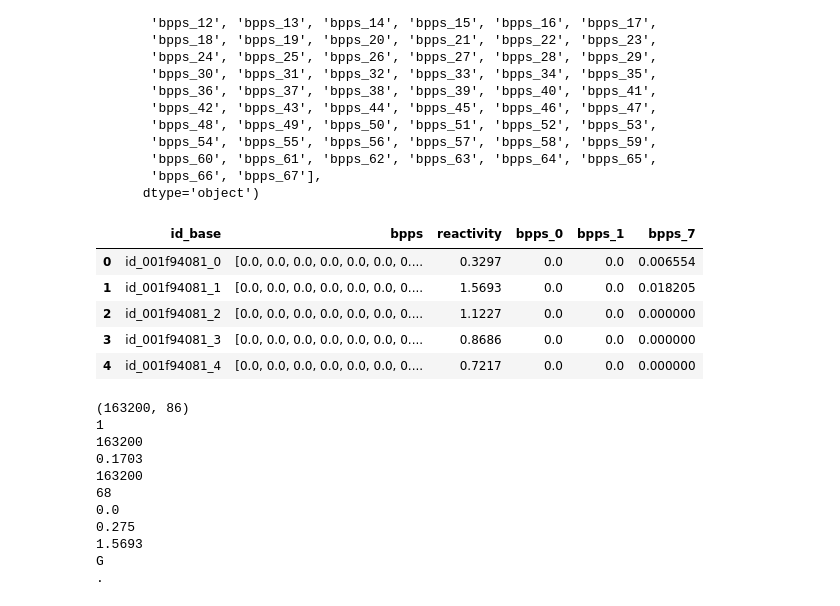
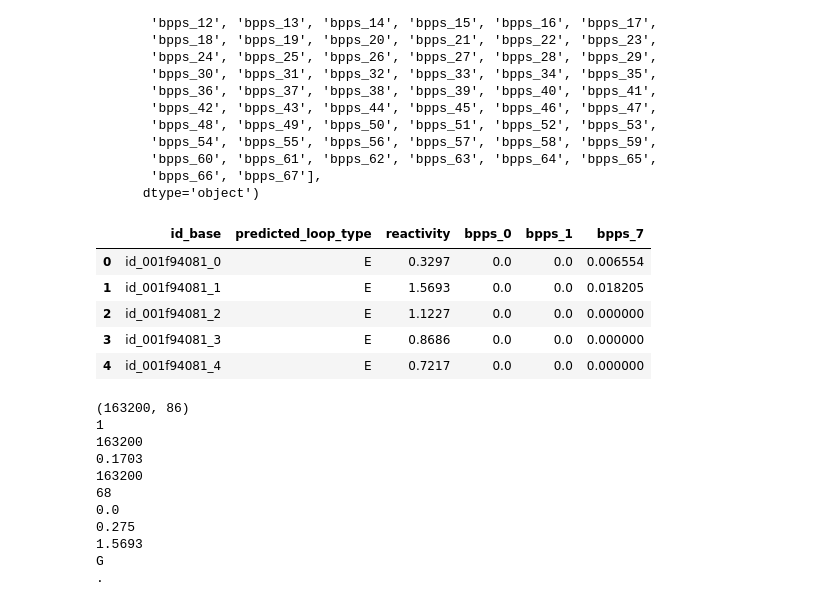
Before and after one commit to sumaniitm/kaggle-mRNA-feature-engineering, a Jupyter notebook: notebook-covid19-mrna.ipynb, the cells around one changed output. Cells and saved outputs as stored; diff of their text form; code cells hidden in the pictures.

```diff
--- a/notebook-covid19-mrna.ipynb
+++ b/notebook-covid19-mrna.ipynb
@@ -156,9 +153,0 @@ Vectorization route but didn't work with the two for loops
-# %%
-"""def break_down_to_68(s):
-    for j in range(68):
-        id_base = "_".join([s, str(j)])
-    return id_base"""
-
-"""vect_func = np.vectorize(break_down_to_68)
-
-train_df['id_base'] = vect_func(train_df['id'])"""
@@ -221,3 +156,29 @@ seqn_train_df['paired_or_unpaired'] = seqn_train_df['structure'].apply(lambda x:
+# %%
+colms = ['id_base', 'sequence', 'structure', 'predicted_loop_type', 'signal_to_noise', 'SN_filter', 'reactivity_error'
+         , 'deg_error_Mg_pH10', 'deg_error_pH10', 'deg_error_Mg_50C', 'deg_error_50C', 'reactivity', 'deg_Mg_pH10', 'deg_pH10', 'deg_Mg_50C', 'deg_50C', 'bpps']
+
+def create_rows_per_base(col_name):
+    col_list = []
+    for i in range(train_df.shape[0]):
+        if col_name == 'id_base':
+            s = train_df['id'][i]
+            for j in range(68):
+                col_list.append("_".join([s, str(j)]))
+        else:
+            for j in range(68):
+                if (col_name == 'signal_to_noise') or (col_name == 'SN_filter'):
+                    col_list.append(train_df[col_name][i])
+                else:
+                    col_list.append(train_df[col_name][i][j])
+
+    return col_list
+
+d = {}
+for colum in colms:
+    d[colum] = create_rows_per_base(colum)
+
+seqn_train_df = pd.DataFrame(d, columns=colms)
+seqn_train_df['paired_or_unpaired'] = seqn_train_df['structure'].apply(lambda x: 1 if x == '(' else 1 if x == ')' else 0)
 # %%
 seqn_train_df[['id_base','sequence','reactivity','deg_Mg_50C']].head(10)
 # %% [output]
@@ -270,14 +233,14 @@ Index(['id_base', 'sequence', 'structure', 'predicted_loop_type',
        'bpps_66', 'bpps_67'],
       dtype='object')
 # %%
-seqn_train_df[['id_base','bpps','reactivity','bpps_0','bpps_1','bpps_7']].head()
+seqn_train_df[['id_base','predicted_loop_type','reactivity','bpps_0','bpps_1','bpps_7']].head()
 # %% [output]
-|  | id_base | bpps | reactivity | bpps_0 | bpps_1 | bpps_7 |
-| 0 | id_001f94081_0 | [0.0, 0.0, 0.0, 0.0, 0.0, 0.0, 0.... | 0.3297 | 0.0 | 0.0 | 0.006554 |
-| 1 | id_001f94081_1 | [0.0, 0.0, 0.0, 0.0, 0.0, 0.0, 0.... | 1.5693 | 0.0 | 0.0 | 0.018205 |
-| 2 | id_001f94081_2 | [0.0, 0.0, 0.0, 0.0, 0.0, 0.0, 0.... | 1.1227 | 0.0 | 0.0 | 0.000000 |
-| 3 | id_001f94081_3 | [0.0, 0.0, 0.0, 0.0, 0.0, 0.0, 0.... | 0.8686 | 0.0 | 0.0 | 0.000000 |
-| 4 | id_001f94081_4 | [0.0, 0.0, 0.0, 0.0, 0.0, 0.0, 0.... | 0.7217 | 0.0 | 0.0 | 0.000000 |
+|  | id_base | predicted_loop_type | reactivity | bpps_0 | bpps_1 | bpps_7 |
+| 0 | id_001f94081_0 | E | 0.3297 | 0.0 | 0.0 | 0.006554 |
+| 1 | id_001f94081_1 | E | 1.5693 | 0.0 | 0.0 | 0.018205 |
+| 2 | id_001f94081_2 | E | 1.1227 | 0.0 | 0.0 | 0.000000 |
+| 3 | id_001f94081_3 | E | 0.8686 | 0.0 | 0.0 | 0.000000 |
+| 4 | id_001f94081_4 | E | 0.7217 | 0.0 | 0.0 | 0.000000 |
 # %%
 ## Verifications
 print(seqn_train_df.shape)
```
Also changed, not shown: parts of 7 cells of this notebook.
